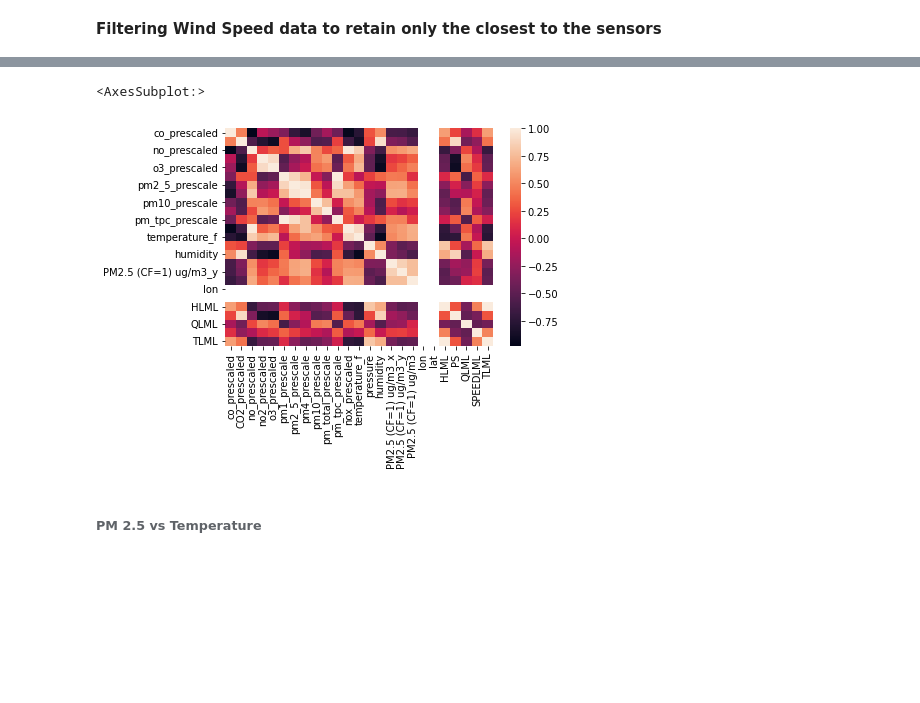
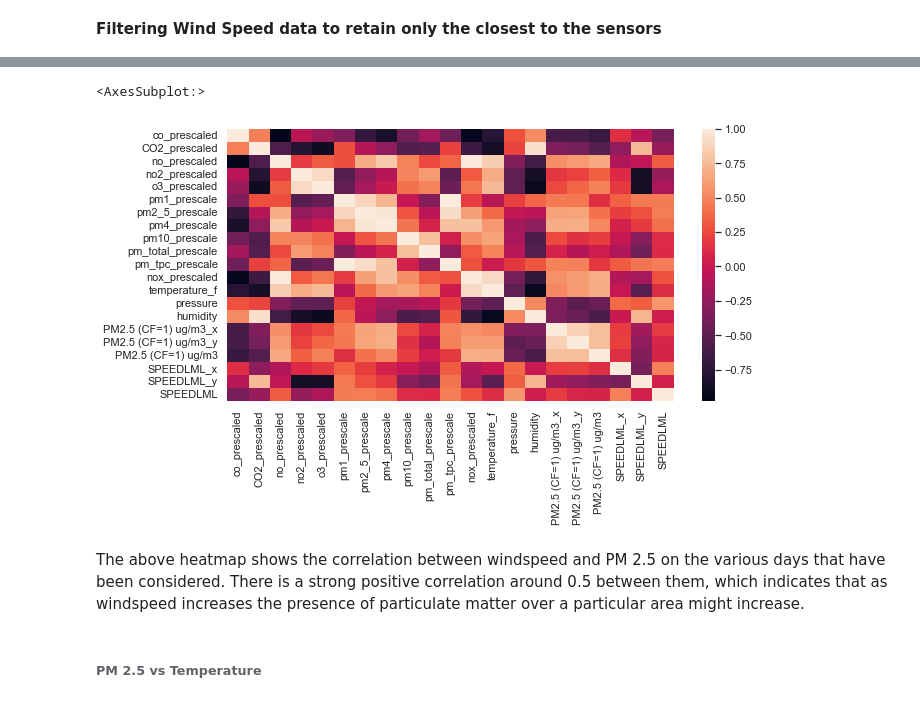
Before and after one commit to mihakim2/2021Fall_finals, a Jupyter notebook: correlations.ipynb, the cells around one changed output, grey strips where cells are left out. Saved outputs shown, nothing was run; the diff lists cells and outputs as text; code cells hidden in the pictures; blank space fills up the shorter version.

```diff
--- a/correlations.ipynb
+++ b/correlations.ipynb
@@ -197,3 +225,9 @@ Data variables:
 # %%
 e = ds.loc[dict(lat="40.0", lon="-87.5")]
 f = e.to_dataframe()
+wind_df = f.reset_index()
+wind_df['time'] = wind_df['time'].dt.time
+wind_df.rename(columns={'time' : 'new_date'}, inplace = True)
+wind_df = wind_df[['new_date','SPEEDLML']]
+wind_df.set_index("new_date", inplace = True)
+wind_df.head(5)
@@ -200,5 +242,10 @@ f = e.to_dataframe()
 # %%
-wind_df = f.reset_index()
-#wind_df.set_index('time', inplace = True)
-wind_df.head(5)
+e1 = ds1.loc[dict(lat="40.0", lon="-87.5")]
+f1 = e1.to_dataframe()
+wind_df1 = f1.reset_index()
+wind_df1['time'] = wind_df1['time'].dt.time
+wind_df1.rename(columns={'time' : 'new_date'}, inplace = True)
+wind_df1 = wind_df1[['new_date','SPEEDLML']]
+wind_df1.set_index("new_date", inplace = True)
+wind_df1.head(5)
 # %% [output]
@@ -210,0 +259,9 @@ wind_df.head(5)
+# %%
+e2 = ds2.loc[dict(lat="40.0", lon="-87.5")]
+f2 = e2.to_dataframe()
+wind_df2 = f2.reset_index()
+wind_df2['time'] = wind_df2['time'].dt.time
+wind_df2.rename(columns={'time' : 'new_date'}, inplace = True)
+wind_df2 = wind_df2[['new_date','SPEEDLML']]
+wind_df2.set_index("new_date", inplace = True)
+wind_df2.head(5)
@@ -256,0 +354,4 @@ windspeed_df.head(5)
+# %%
+wind_temp = pd.merge(wind_df, wind_df1, on = 'new_date')
+wind_temp1 = pd.merge(wind_temp, wind_df2, on = 'new_date')
+combined_wind = pd.merge(filtered_df, wind_temp1, on ='new_date')
@@ -257,8 +369,12 @@ windspeed_df.head(5)
 # %%
-sns.heatmap(windspeed_df.corr())
+#Correlation between windspeeds and PM2.5 for three different days
+sns.set(rc={'figure.figsize':(10,5)})
+sns.heatmap(combined_wind.corr())
 # %% [output]
 <AxesSubplot:>
-[figure, old version]
+[figure, new version]
+# %% [markdown]
+<h8> The above heatmap shows the correlation between windspeed and PM 2.5 on the various days that have been considered. There is a strong positive correlation around 0.5 between them, which indicates that as windspeed increases  the presence of particulate matter over a particular area might increase. </h8>
 # %% [markdown]
 <h6> PM 2.5 vs Temperature </h6>
 # %%
```
Also changed, not shown: parts of 68 cells of this notebook, 1 other file.
